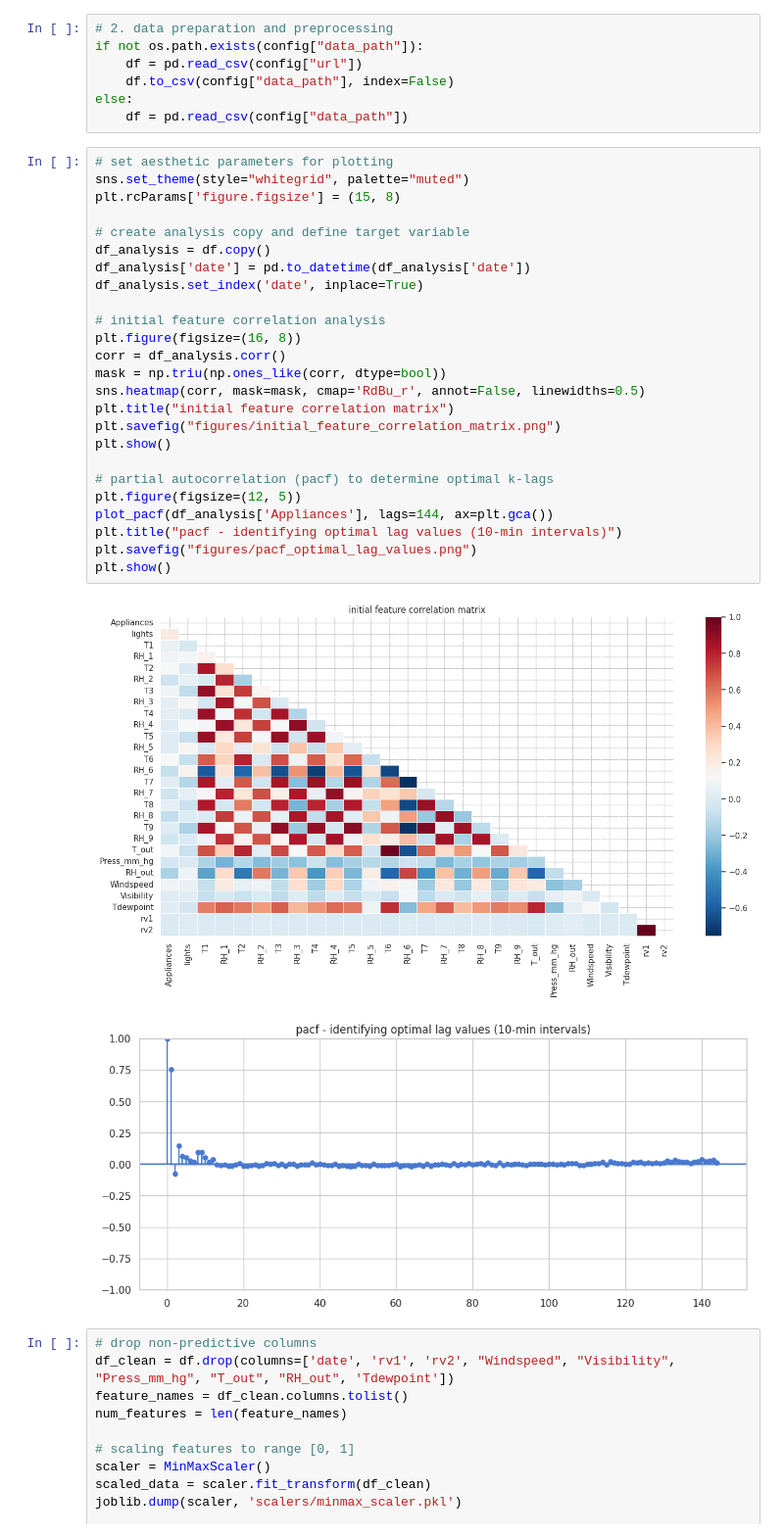
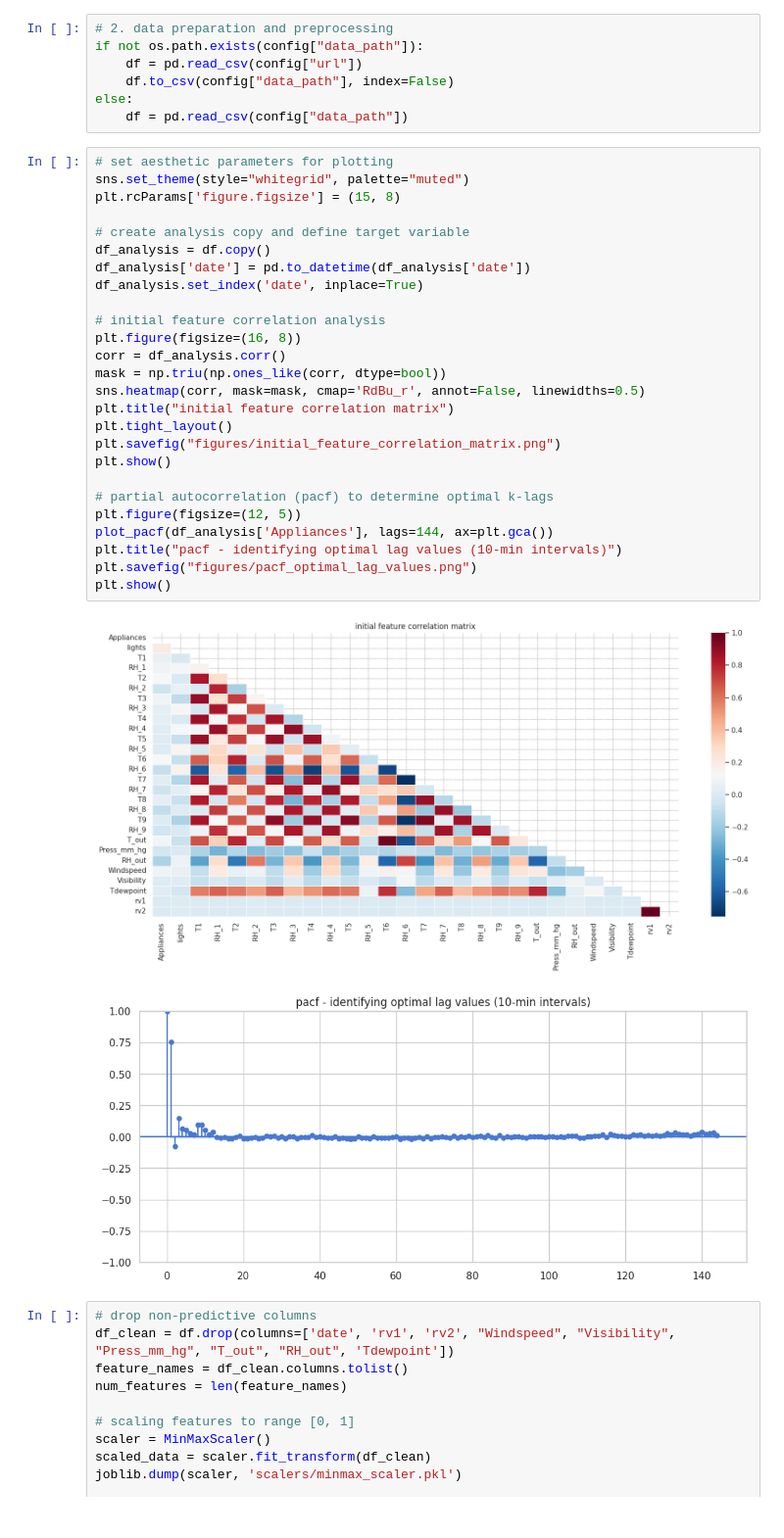
Before and after one commit to phamtrannhatlinh/BTL-DL, a Jupyter notebook: draft.ipynb, the cells around one changed output. Shown at 98% size. Drawn from its saved outputs; the diff is of its cells as text.

```diff
--- a/draft.ipynb
+++ b/draft.ipynb
@@ -45,30 +45,31 @@ else:
 # %%
 # set aesthetic parameters for plotting
 sns.set_theme(style="whitegrid", palette="muted")
 plt.rcParams['figure.figsize'] = (15, 8)
 
 # create analysis copy and define target variable
 df_analysis = df.copy()
 df_analysis['date'] = pd.to_datetime(df_analysis['date'])
 df_analysis.set_index('date', inplace=True)
 
 # initial feature correlation analysis
 plt.figure(figsize=(16, 8))
 corr = df_analysis.corr()
 mask = np.triu(np.ones_like(corr, dtype=bool))
 sns.heatmap(corr, mask=mask, cmap='RdBu_r', annot=False, linewidths=0.5)
 plt.title("initial feature correlation matrix")
+plt.tight_layout()
 plt.savefig("figures/initial_feature_correlation_matrix.png")
 plt.show()
 
 # partial autocorrelation (pacf) to determine optimal k-lags
 plt.figure(figsize=(12, 5))
 plot_pacf(df_analysis['Appliances'], lags=144, ax=plt.gca())
 plt.title("pacf - identifying optimal lag values (10-min intervals)")
 plt.savefig("figures/pacf_optimal_lag_values.png")
 plt.show()
 # %% [output]
-[figure, old version]
+[figure, new version]
 [figure]
 # %%
 # drop non-predictive columns
```
Also changed, not shown: 1 other file.
